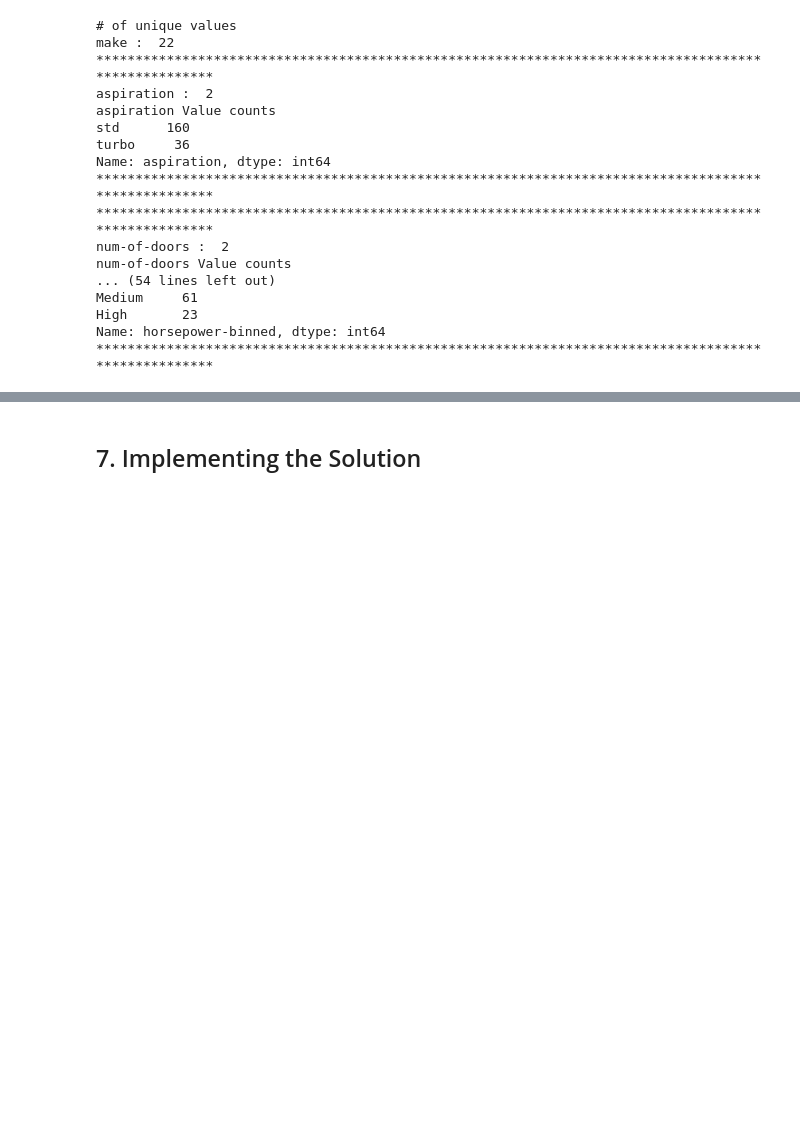
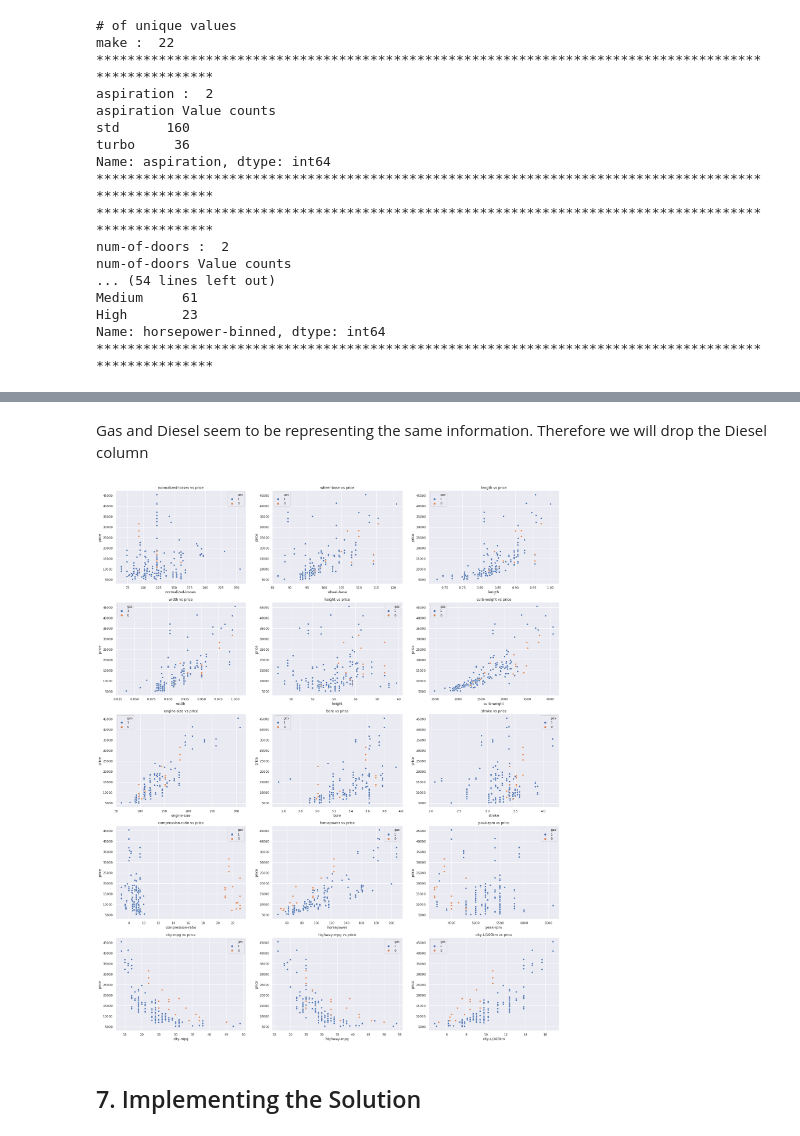
Before and after one commit to S-Ngigi/ML, a Jupyter notebook: Multivariate_Analysis_I_(Exploratory_Data_Analysis)_Exercise_2.ipynb, the cells around one changed output, grey strips where cells are left out. Drawn from its saved outputs; the diff is of its cells as text; code cells hidden in the pictures; blank space fills up the shorter version.

```diff
--- a/Multivariate_Analysis_I_(Exploratory_Data_Analysis)_Exercise_2.ipynb
+++ b/Multivariate_Analysis_I_(Exploratory_Data_Analysis)_Exercise_2.ipynb
@@ -434,0 +437,2 @@ barit_lst(cat_cols)
+# %% [markdown]
+Gas and Diesel seem to be representing the same information. Therefore we will drop the Diesel column
@@ -435,3 +441,18 @@ barit_lst(cat_cols)
+# %%
+# Ploting the bivariate summaries and recording our observations
+def plt_scatter(df, cols=[], col_y='price', hue=None):
+  fig, axs = plt.subplots(5, 3, figsize=(28, 35))
+  axs = axs.ravel()
+  x = df.drop(col_y, axis=1)
+  df_cols = x[x.columns[~x.columns.isin(cols)]].columns.values.tolist()
+  for i in range(len(df_cols)):
+    sns.scatterplot(x = df_cols[i], y=col_y, data=df, hue=hue, hue_order=[1, 0], ax=axs[i])
+    axs[i].set_title(df_cols[i] + " vs " + col_y)
+  plt.show()
+# %%
+plt_scatter(num_cols, ['gas', 'diesel', 'symboling'], hue='gas')
+# %% [output]
+[figure, added]
 # %% [markdown]
 ## 7. Implementing the Solution
 # %%
```
Also changed, not shown: parts of 6 cells of this notebook.
